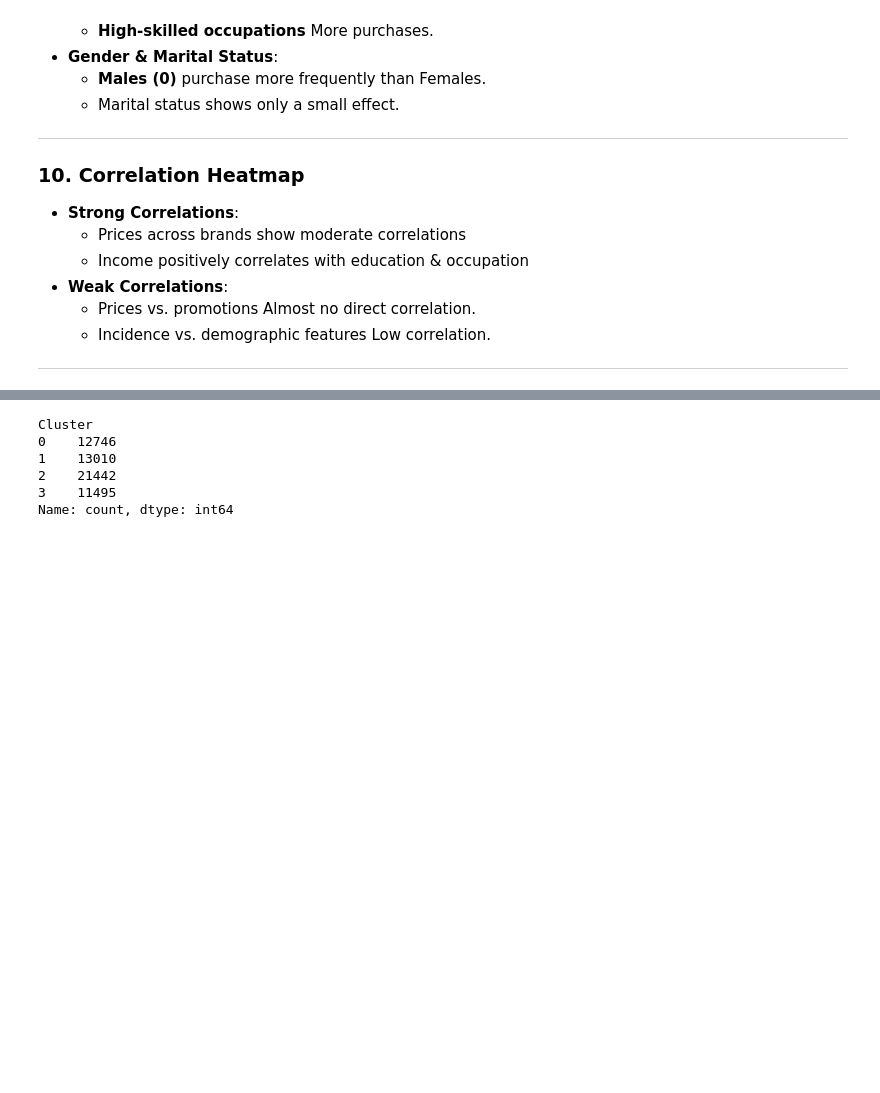
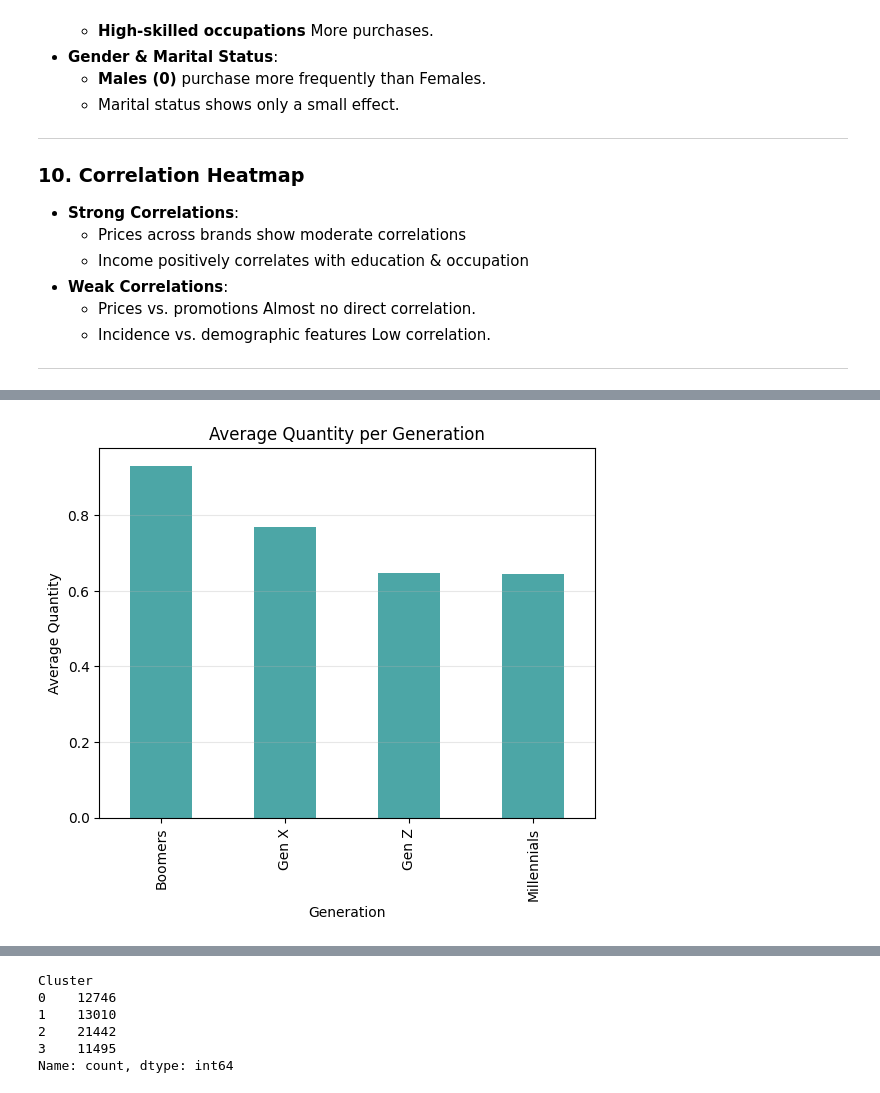
Before and after one commit to youssefelzahar/choc_factor, a Jupyter notebook: purchase.ipynb, the cells around one changed output, grey strips where cells are left out. Saved outputs shown, nothing was run; the diff lists cells and outputs as text; code cells hidden in the pictures; blank space fills up the shorter version.

```diff
--- a/purchase.ipynb
+++ b/purchase.ipynb
@@ -613,0 +657,9 @@ plt.show()
+# %%
+df.groupby("Generation")["Quantity"].mean().plot(kind='bar', color='teal', alpha=0.7)
+plt.title("Average Quantity per Generation")
+plt.xlabel("Generation")
+plt.ylabel("Average Quantity")
+plt.grid(axis='y', alpha=0.3)
+plt.show()
+# %% [output]
+[figure, added]
```
Also changed, not shown: parts of 41 cells of this notebook, 1 other file.
